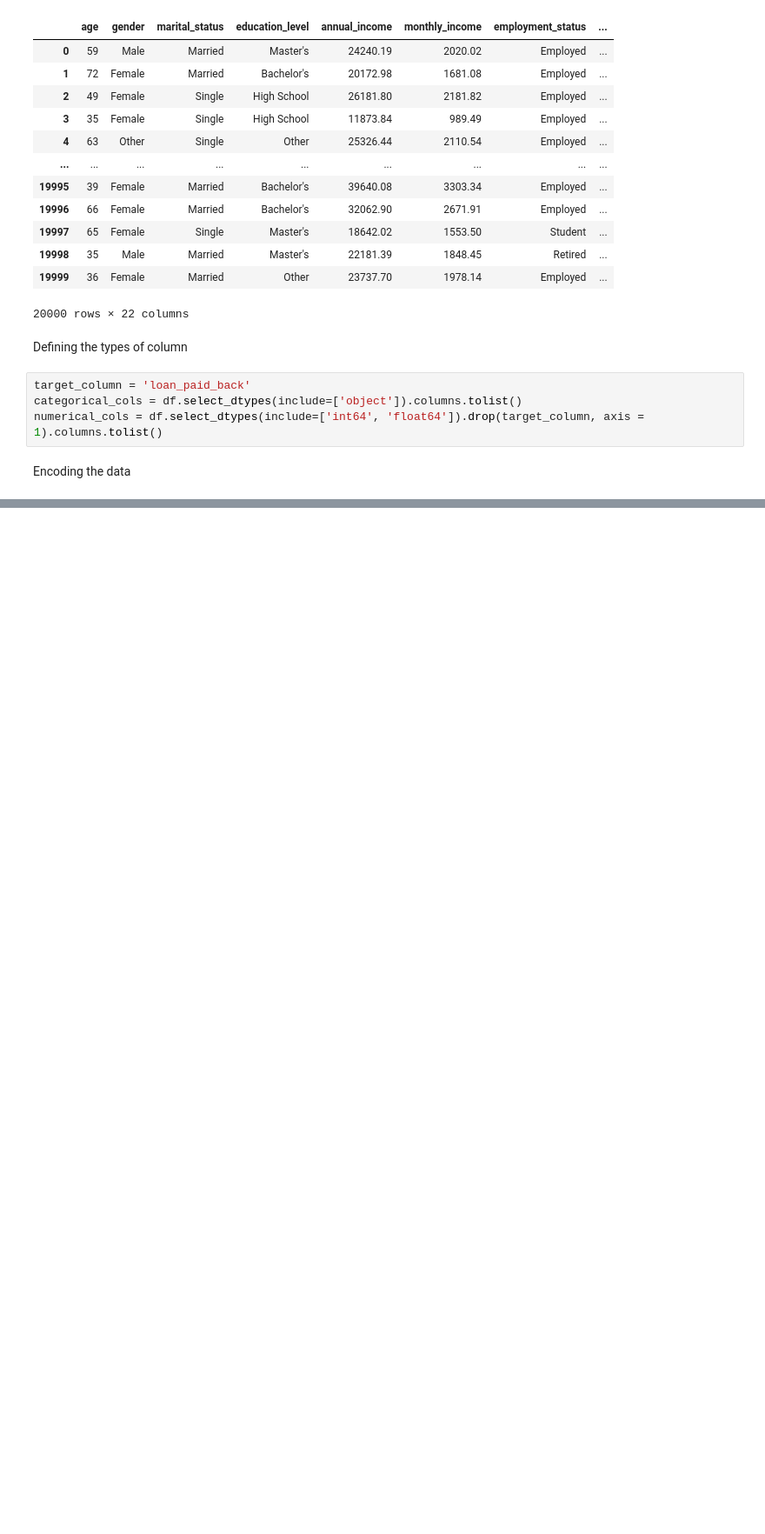
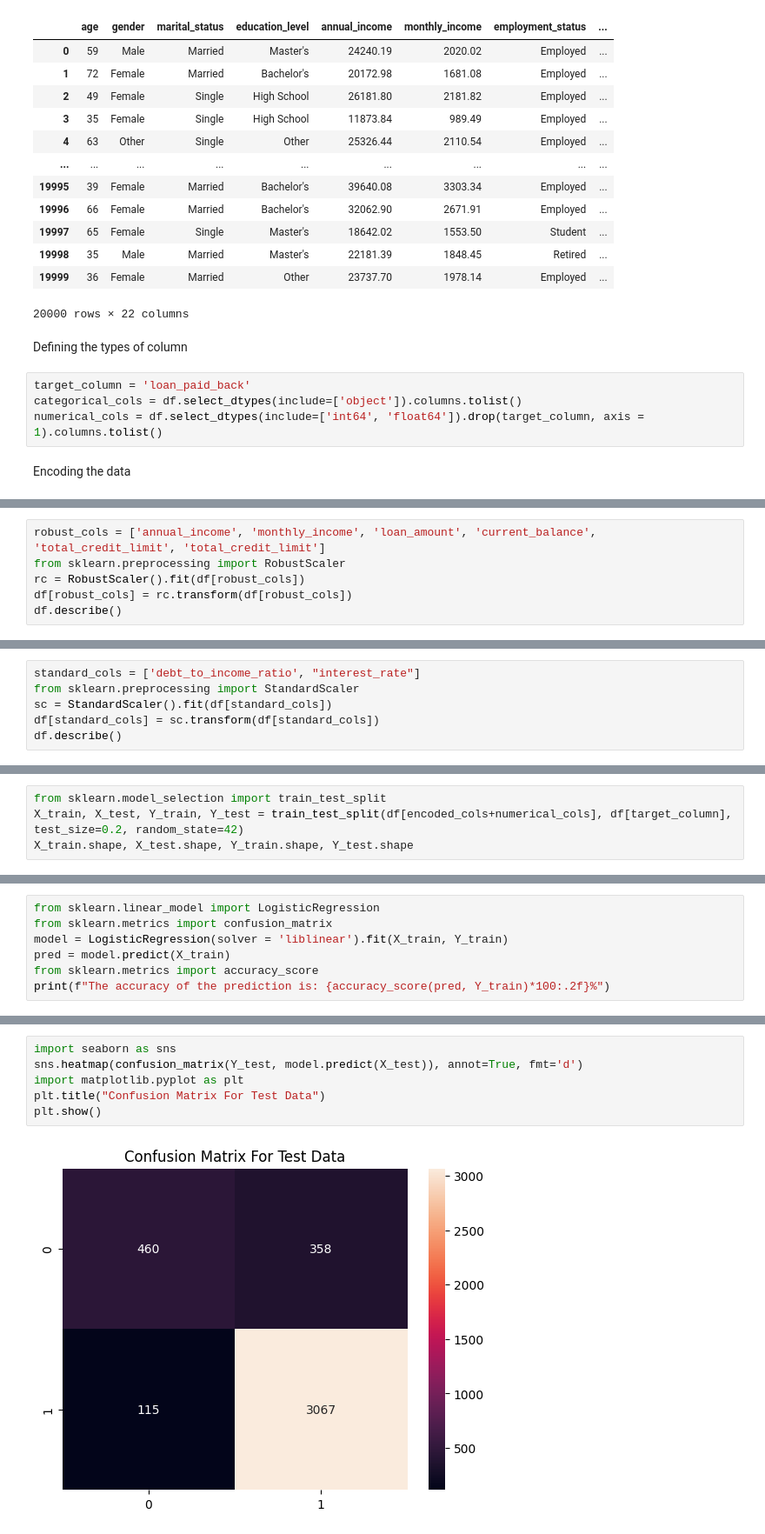
Before and after one commit to tahaftm/Machine-Learning-Projects, a Jupyter notebook: loan prediction.ipynb, the cells around one changed output, grey strips where cells are left out. Shown at 87% size. Saved outputs shown, nothing was run; the diff lists cells and outputs as text; blank space fills up the shorter version.

```diff
--- a/loan prediction.ipynb
+++ b/loan prediction.ipynb
@@ -59,0 +60,6 @@ Name: count, dtype: int64
+# %%
+robust_cols = ['annual_income', 'monthly_income', 'loan_amount', 'current_balance', 'total_credit_limit', 'total_credit_limit']
+from sklearn.preprocessing import RobustScaler
+rc = RobustScaler().fit(df[robust_cols])
+df[robust_cols] = rc.transform(df[robust_cols])
+df.describe()
@@ -59,0 +78,6 @@ Name: count, dtype: int64
+# %%
+standard_cols = ['debt_to_income_ratio', "interest_rate"]
+from sklearn.preprocessing import StandardScaler
+sc = StandardScaler().fit(df[standard_cols])
+df[standard_cols] = sc.transform(df[standard_cols])
+df.describe()
@@ -59,0 +112,4 @@ Name: count, dtype: int64
+# %%
+from sklearn.model_selection import train_test_split
+X_train, X_test, Y_train, Y_test = train_test_split(df[encoded_cols+numerical_cols], df[target_column], test_size=0.2, random_state=42)
+X_train.shape, X_test.shape, Y_train.shape, Y_test.shape
@@ -59,0 +136,7 @@ Name: count, dtype: int64
+# %%
+from sklearn.linear_model import LogisticRegression
+from sklearn.metrics import confusion_matrix
+model = LogisticRegression(solver = 'liblinear').fit(X_train, Y_train)
+pred = model.predict(X_train)
+from sklearn.metrics import accuracy_score
+print(f"The accuracy of the prediction is: {accuracy_score(pred, Y_train)*100:.2f}%")
@@ -59,0 +152,8 @@ Name: count, dtype: int64
+# %%
+import seaborn as sns
+sns.heatmap(confusion_matrix(Y_test, model.predict(X_test)), annot=True, fmt='d')
+import matplotlib.pyplot as plt
+plt.title("Confusion Matrix For Test Data")
+plt.show()
+# %% [output]
+[figure, added]
```
Also changed, not shown: parts of 21 cells of this notebook.
